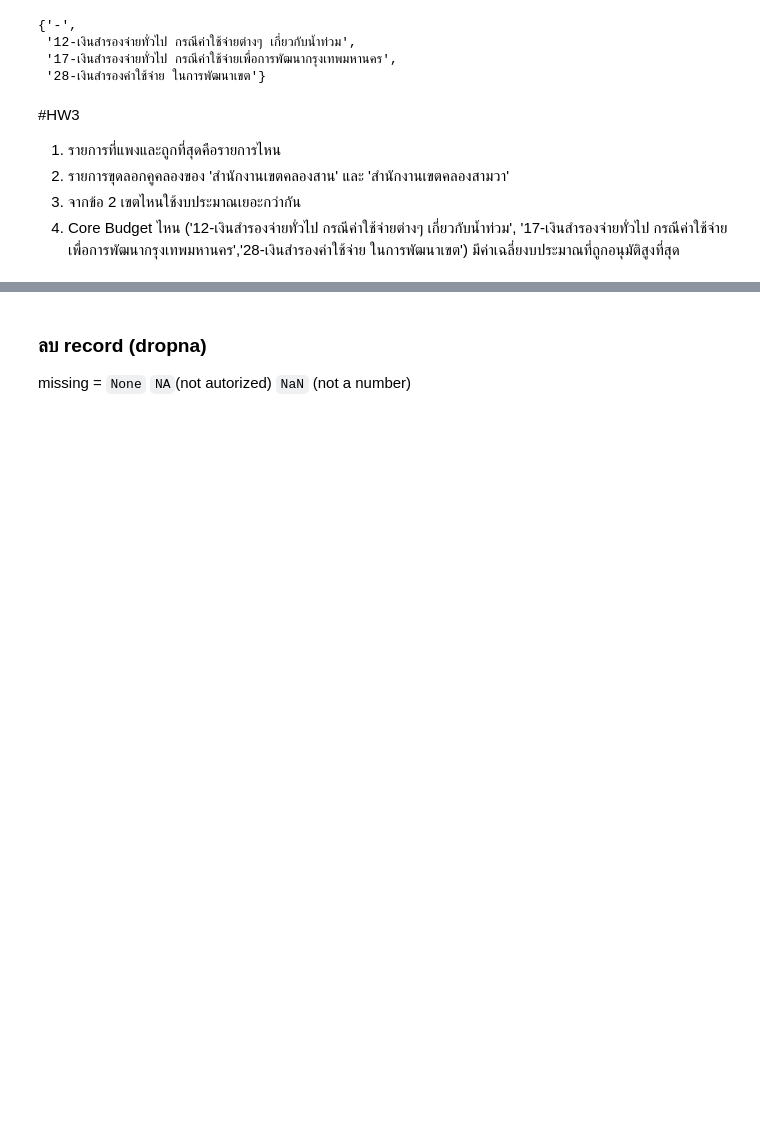
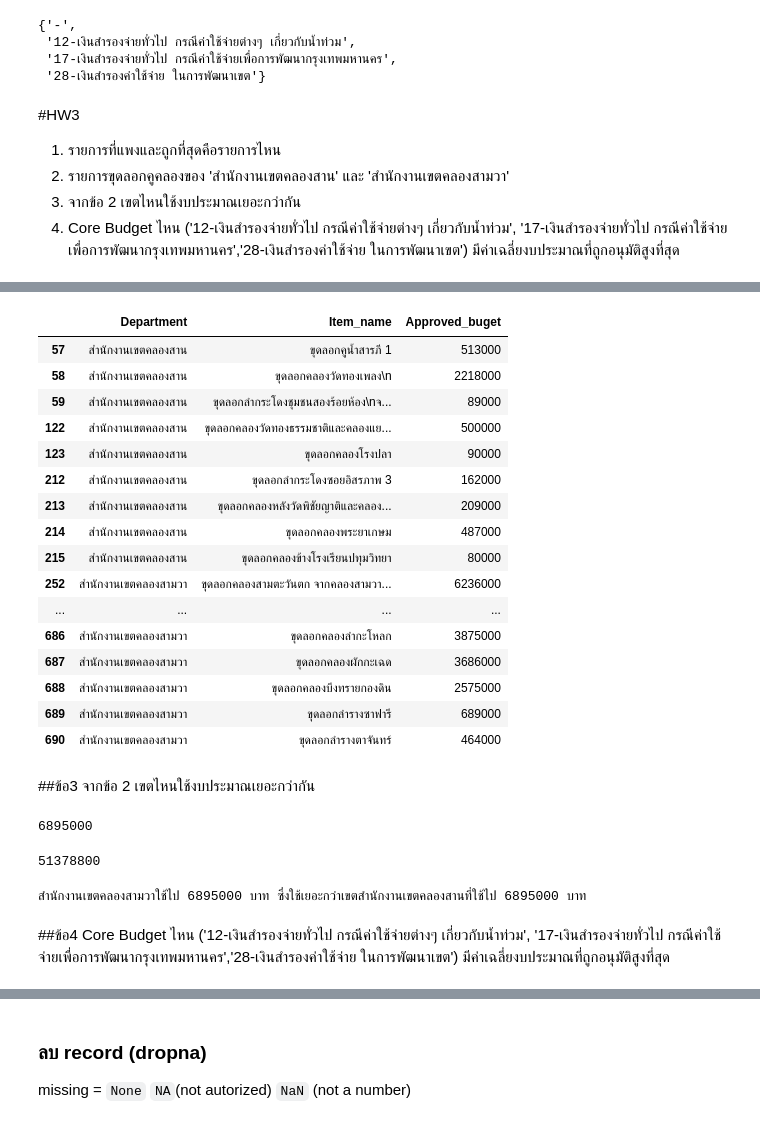
Before and after one commit to Ratchadakorn26/python_dataviz2023, a Jupyter notebook: Pandas101.ipynb, the cells around one changed output, grey strips where cells are left out. Saved outputs shown, nothing was run; the diff lists cells and outputs as text; code cells hidden in the pictures; blank space fills up the shorter version.

```diff
--- a/Pandas101.ipynb
+++ b/Pandas101.ipynb
@@ -865,0 +904,2 @@ set(data1['Core_budget_code' ])
+# %%
+sm_1=data1[['Department','Item_name','Approved_buget']]
@@ -865,0 +940,36 @@ set(data1['Core_budget_code' ])
+# %%
+sm_1[(sm_1['Department']=='สำนักงานเขตคลองสาน' ) | ( sm_1['Department']=='สำนักงานเขตคลองสามวา')]
+# %% [output]
+|  | Department | Item_name | Approved_buget |
+| 57 | สำนักงานเขตคลองสาน | ขุดลอกคูน้ำสารภี 1 | 513000 |
+| 58 | สำนักงานเขตคลองสาน | ขุดลอกคลองวัดทองเพลง\n | 2218000 |
+| 59 | สำนักงานเขตคลองสาน | ขุดลอกลำกระโดงชุมชนสองร้อยห้อง\nจ... | 89000 |
+| 122 | สำนักงานเขตคลองสาน | ขุดลอกคลองวัดทองธรรมชาติและคลองแย... | 500000 |
+| 123 | สำนักงานเขตคลองสาน | ขุดลอกคลองโรงปลา | 90000 |
+| 212 | สำนักงานเขตคลองสาน | ขุดลอกลำกระโดงซอยอิสรภาพ 3 | 162000 |
+| 213 | สำนักงานเขตคลองสาน | ขุดลอกคลองหลังวัดพิชัยญาติและคลอง... | 209000 |
+| 214 | สำนักงานเขตคลองสาน | ขุดลอกคลองพระยาเกษม | 487000 |
+| 215 | สำนักงานเขตคลองสาน | ขุดลอกคลองข้างโรงเรียนปทุมวิทยา | 80000 |
+| 252 | สำนักงานเขตคลองสามวา | ขุดลอกคลองสามตะวันตก จากคลองสามวา... | 6236000 |
+| ... | ... | ... | ... |
+| 686 | สำนักงานเขตคลองสามวา | ขุดลอกคลองลำกะโหลก | 3875000 |
+| 687 | สำนักงานเขตคลองสามวา | ขุดลอกคลองผักกะเฉด | 3686000 |
+| 688 | สำนักงานเขตคลองสามวา | ขุดลอกคลองบึงทรายกองดิน | 2575000 |
+| 689 | สำนักงานเขตคลองสามวา | ขุดลอกลำรางซาฟารี | 689000 |
+| 690 | สำนักงานเขตคลองสามวา | ขุดลอกลำรางตาจันทร์ | 464000 |
+# %% [markdown]
+##ข้อ3 จากข้อ 2 เขตไหนใช้งบประมาณเยอะกว่ากัน
+# %%
+C['Approved_buget'].sum()
+# %% [output]
+6895000
+# %%
+D['Approved_buget'].sum()
+# %% [output]
+51378800
+# %%
+print('สำนักงานเขตคลองสามวาใช้ไป',C['Approved_buget'].sum(),'บาท ซึ่งใช้เยอะกว่าเขตสำนักงานเขตคลองสานที่ใช้ไป',C['Approved_buget'].sum(),'บาท')
+# %% [output]
+สำนักงานเขตคลองสามวาใช้ไป 6895000 บาท ซึ่งใช้เยอะกว่าเขตสำนักงานเขตคลองสานที่ใช้ไป 6895000 บาท
+# %% [markdown]
+##ข้อ4 Core Budget ไหน ('12-เงินสำรองจ่ายทั่วไป กรณีค่าใช้จ่ายต่างๆ เกี่ยวกับน้ำท่วม', '17-เงินสำรองจ่ายทั่วไป กรณีค่าใช้จ่ายเพื่อการพัฒนากรุงเทพมหานคร','28-เงินสำรองค่าใช้จ่าย ในการพัฒนาเขต') มีค่าเฉลี่ยงบประมาณที่ถูกอนุมัติสูงที่สุด
```
Also changed, not shown: parts of 25 cells of this notebook.
